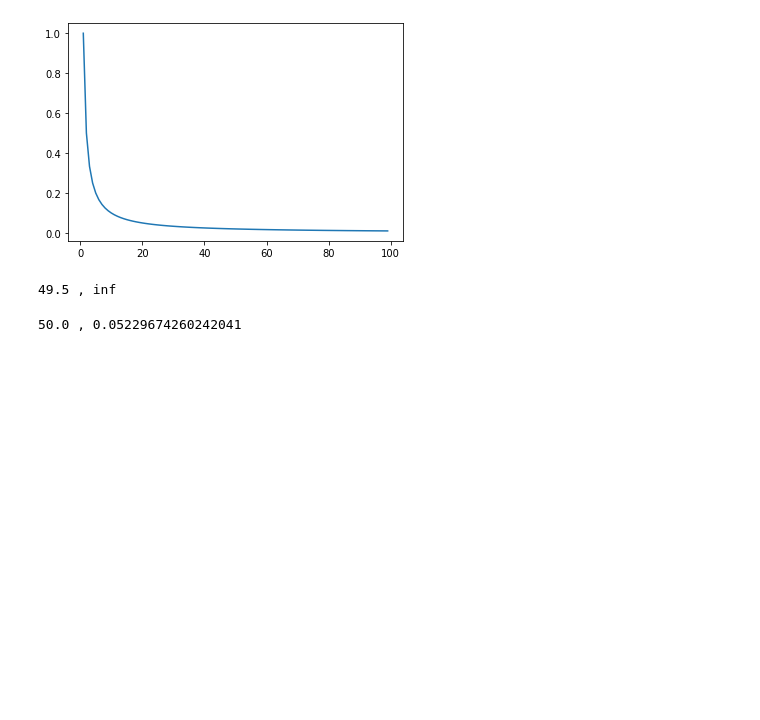
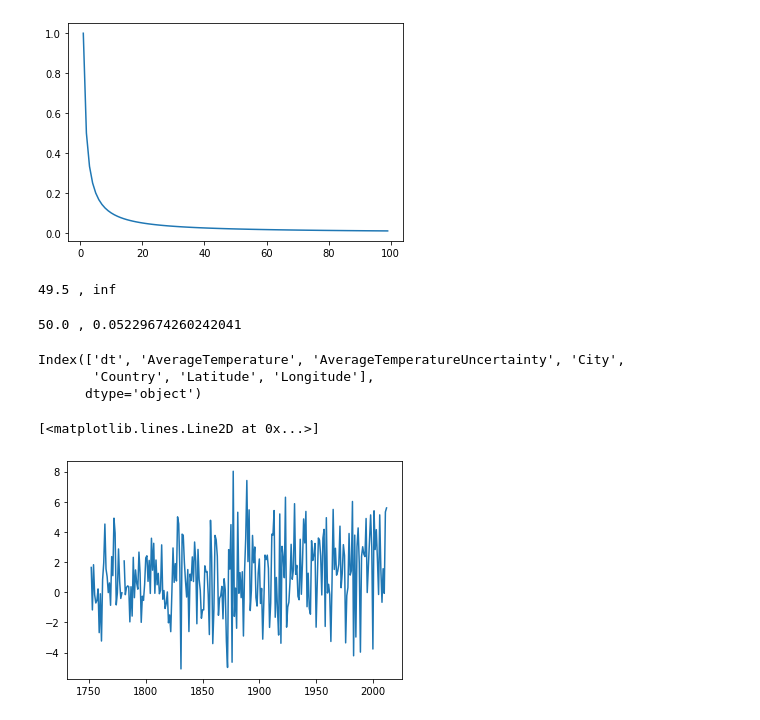
Before and after one commit to bgold-cosmos/mm2022, a Jupyter notebook: Week2a.ipynb, the cells around one changed output. Drawn from its saved outputs; the diff is of its cells as text; code cells hidden in the pictures; blank space fills up the shorter version.

```diff
--- a/Week2a.ipynb
+++ b/Week2a.ipynb
@@ -20,3 +20,22 @@ print(np.mean(x[ii]), ",", np.mean(y[ii]))
 50.0 , 0.05229674260242041
 # %%
 data = pd.read_csv('GlobalLandTemperaturesByMajorCity.csv')
+# %%
+years = pd.DatetimeIndex(data.dt).year
+months = pd.DatetimeIndex(data.dt).month
+days = pd.DatetimeIndex(data.dt).day
+# %%
+data.columns
+# %% [output]
+Index(['dt', 'AverageTemperature', 'AverageTemperatureUncertainty', 'City',
+       'Country', 'Latitude', 'Longitude'],
+      dtype='object')
+# %%
+ii = (data.City == 'Chicago') & (months == 12)
+# %%
+x = years[ii]
+y = data.AverageTemperature[ii]
+pp.plot(x,y)
+# %% [output]
+[<matplotlib.lines.Line2D at 0x...>]
+[figure, added]
```
Also changed, not shown: parts of 2 cells of this notebook.
